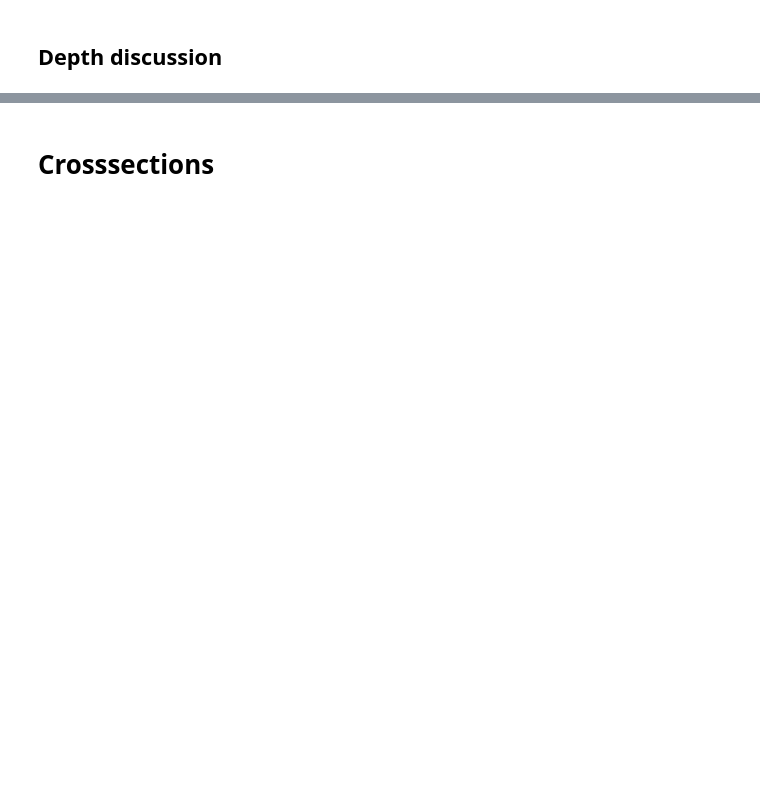
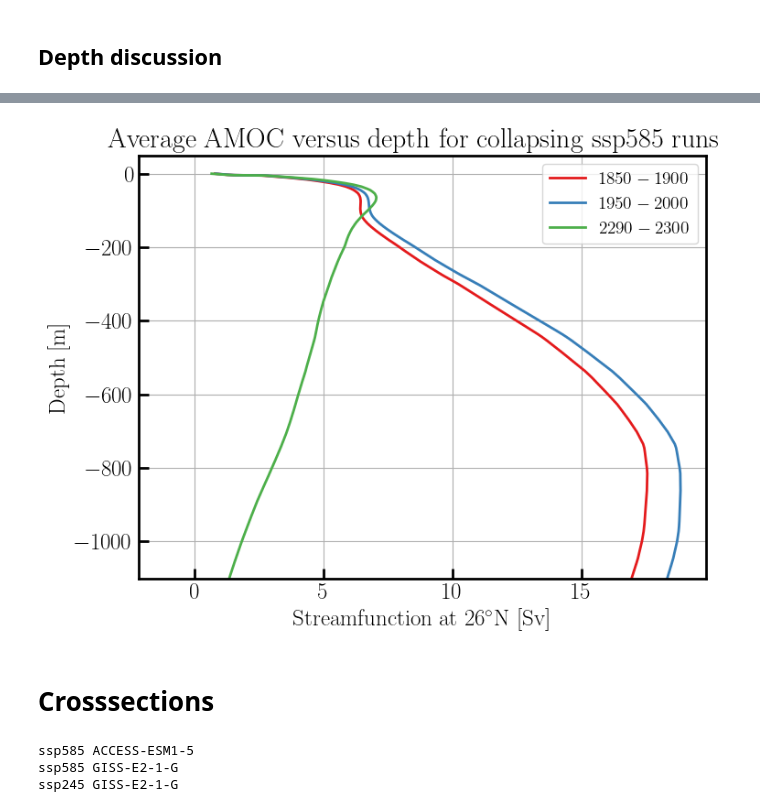
Before and after one commit to jmecki/AMOCcollapse, a Jupyter notebook: notebooks/AMOC_strength.ipynb, the cells around one changed output, grey strips where cells are left out. Saved outputs shown, nothing was run; the diff lists cells and outputs as text; code cells hidden in the pictures; blank space fills up the shorter version.

```diff
--- a/notebooks/AMOC_strength.ipynb
+++ b/notebooks/AMOC_strength.ipynb
@@ -1300,40 +1615,68 @@ oet.utils.save_fig('amoc average', save_in=paper_figure_path, sub_dir='figure_s5
 # %%
 years = slice(2290, 2300)
 grid = np.arange(0, 5001, 1)
+
+
 def mean_sl(sl):
-    return (sl.stop+sl.start)/2
-for years in [slice(1850, 1900), slice(1950, 2000),  slice(2290, 2300)]:
+    return (sl.stop + sl.start) / 2
+
+
+for years in [slice(1850, 1900), slice(1950, 2000), slice(2290, 2300)]:
     means_depth = defaultdict(list)
-    for _, row in oet.utils.tqdm(list(df_info[(df_info['pass']) & (df_info['ssp']=='ssp585')].iterrows())):
+    for _, row in oet.utils.tqdm(
+        list(df_info[(df_info['pass']) & (df_info['ssp'] == 'ssp585')].iterrows())
+    ):
         h = row.h
         ds2, _ = read_from_h(h)
 
         ds2 = get_ds_in_sector(ds2)
         manual_msft.set_time_int(ds2)
         manual_msft.set_depth_meter(ds2)
         try:
-            da = ds2[ds2.variable_id].sel(time=years).sel({manual_msft.get_rlat_coord(ds2): 26.5}, method='nearest').mean('time')
+            da = (
+                ds2[ds2.variable_id]
+                .sel(time=years)
+                .sel({manual_msft.get_rlat_coord(ds2): 26.5}, method='nearest')
+                .mean('time')
+            )
         except KeyError:
             raise
-        itp = scipy.interpolate.interp1d(da[manual_msft.get_lev_coord(ds2)], da.values.squeeze(), bounds_error=False, fill_value=0)
+        itp = scipy.interpolate.interp1d(
+            da[manual_msft.get_lev_coord(ds2)],
+            da.values.squeeze(),
+            bounds_error=False,
+            fill_value=0,
+        )
         v = itp(grid)
         if np.any(np.isnan(v)):
             continue
         means_depth[ds2.source_id] += [v]
 
-    plt.plot(np.nanmean([np.nanmean(v, axis=0) for v in means_depth.values()], axis=0), -grid, label=manual_msft.slice_to_string(years))
+    plt.plot(
+        np.nanmean([np.nanmean(v, axis=0) for v in means_depth.values()], axis=0),
+        -grid,
+        label=manual_msft.slice_to_string(years),
+    )
 
-plt.suptitle(f'Average AMOC versus depth for collapsing ssp585 runs',y=0.93)
+plt.suptitle(f'Average AMOC versus depth for collapsing ssp585 runs', y=0.93)
 plt.legend()
 # oet.utils.save_fig(f'depth profiles',
 #                        save_in=os.path.join(os.path.split(main_fig_folder)[0], 'figure_s1'),
 #                        sub_dir='', file_types=('png',), dpi=150)
-plt.ylim(-1100,50)
+plt.ylim(-1100, 50)
 # plt.xlim(0, 18)
 plt.ylabel('Depth [m]')
 plt.xlabel(f"Streamfunction at 26$^\circ$N [Sv]")
-oet.utils.save_fig('average amoc depth', save_in=paper_figure_path, sub_dir='figure_s5', file_types=('png',), dpi=300)
+oet.utils.save_fig(
+    'average amoc depth',
+    save_in=paper_figure_path,
+    sub_dir='figure_s5',
+    file_types=('png',),
+    dpi=300,
+)
 plt.show()
+# %% [output]
+[figure, added]
 # %%
 years = slice(2290, 2300)
 grid = np.arange(0, 5001, 1)
@@ -1376,13 +1729,14 @@ for ssp in list(ds_dict):
     for model in list(ds_dict[ssp]):
         if len(ds_dict[ssp][model]) > 1:
             print(ssp, model)
-            average_ds = (
-                    sum(ds_dict[ssp][model])/len(ds_dict[ssp][model])
-                ).compute()
-
+            average_ds = (sum(ds_dict[ssp][model]) / len(ds_dict[ssp][model])).compute()
 
             if not average_ds.attrs:
                 average_ds.attrs = ds_dict[ssp][model][0].attrs.copy()
             ds_dict_new[ssp].append(average_ds)
         else:
-                ds_dict_new[ssp].append(ds_dict[ssp][model][0])
+            ds_dict_new[ssp].append(ds_dict[ssp][model][0])
+# %% [output]
+ssp585 ACCESS-ESM1-5
+ssp585 GISS-E2-1-G
+ssp245 GISS-E2-1-G
```
Also changed, not shown: parts of 46 cells of this notebook, 11 other files.
